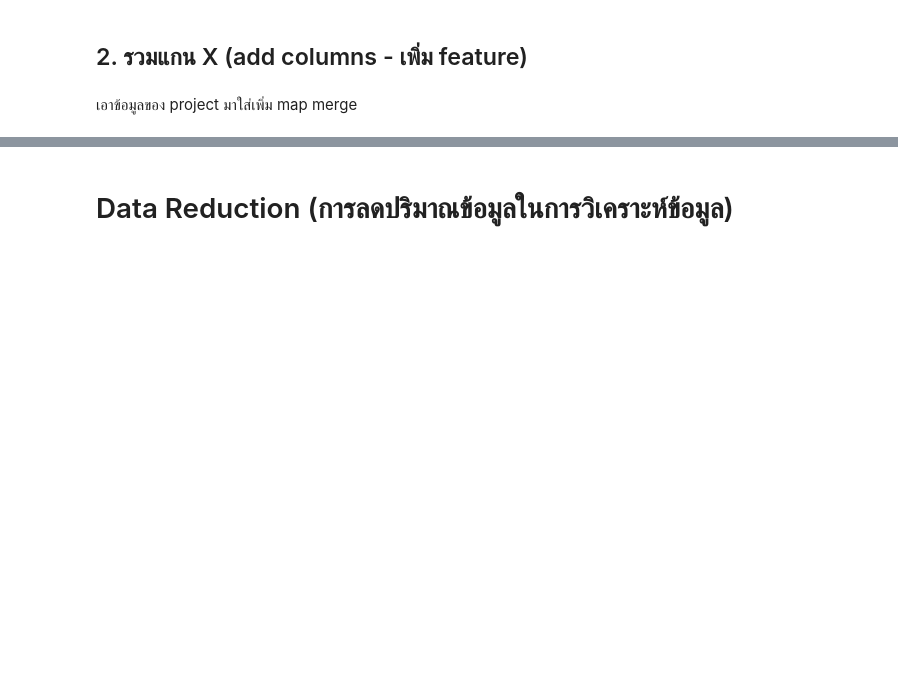
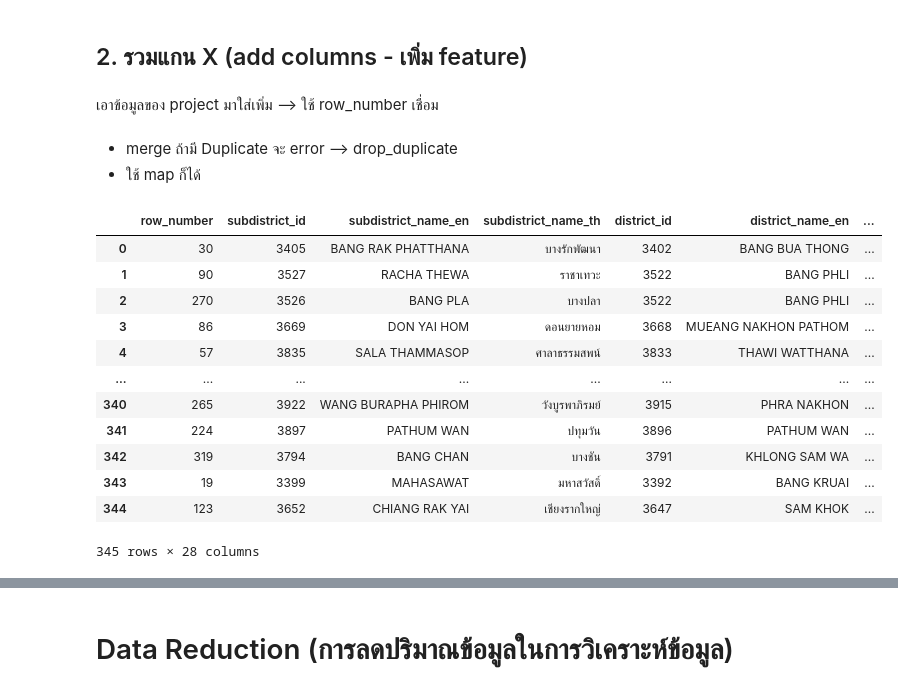
Before and after one commit to punramon/bsc_dpdm24, a Jupyter notebook: Chapter_3_Data_Preprocessing.ipynb, the cells around one changed output, grey strips where cells are left out. Saved outputs shown, nothing was run; the diff lists cells and outputs as text; code cells hidden in the pictures; blank space fills up the shorter version.

```diff
--- a/Chapter_3_Data_Preprocessing.ipynb
+++ b/Chapter_3_Data_Preprocessing.ipynb
@@ -912,4 +988,25 @@ unit_type_data_dup.drop_duplicates()
 # %% [markdown]
 ## 2. รวมแกน X (add columns - เพิ่ม feature)
 # %% [markdown]
-เอาข้อมูลของ project มาใส่เพิ่ม map merge
+เอาข้อมูลของ project มาใส่เพิ่ม --> ใช้ row_number เชื่อม
+# %% [markdown]
+* merge ถ้ามี Duplicate จะ error -->  drop_duplicate
+* ใช้ map ก็ได้
+# %%
+living_data = pd.read_csv("/content/drive/MyDrive/bsc_dpdm24_data/opendata_living_score.csv")
+# %%
+living_data
+# %% [output]
+|  | row_number | subdistrict_id | subdistrict_name_en | subdistrict_name_th | district_id | district_name_en | ... |
+| 0 | 30 | 3405 | BANG RAK PHATTHANA | บางรักพัฒนา | 3402 | BANG BUA THONG | ... |
+| 1 | 90 | 3527 | RACHA THEWA | ราชาเทวะ | 3522 | BANG PHLI | ... |
+| 2 | 270 | 3526 | BANG PLA | บางปลา | 3522 | BANG PHLI | ... |
+| 3 | 86 | 3669 | DON YAI HOM | ดอนยายหอม | 3668 | MUEANG NAKHON PATHOM | ... |
+| 4 | 57 | 3835 | SALA THAMMASOP | ศาลาธรรมสพน์ | 3833 | THAWI WATTHANA | ... |
+| ... | ... | ... | ... | ... | ... | ... | ... |
+| 340 | 265 | 3922 | WANG BURAPHA PHIROM | วังบูรพาภิรมย์ | 3915 | PHRA NAKHON | ... |
+| 341 | 224 | 3897 | PATHUM WAN | ปทุมวัน | 3896 | PATHUM WAN | ... |
+| 342 | 319 | 3794 | BANG CHAN | บางชัน | 3791 | KHLONG SAM WA | ... |
+| 343 | 19 | 3399 | MAHASAWAT | มหาสวัสดิ์ | 3392 | BANG KRUAI | ... |
+| 344 | 123 | 3652 | CHIANG RAK YAI | เชียงรากใหญ่ | 3647 | SAM KHOK | ... |
+345 rows × 28 columns
```
Also changed, not shown: parts of 12 cells of this notebook.
